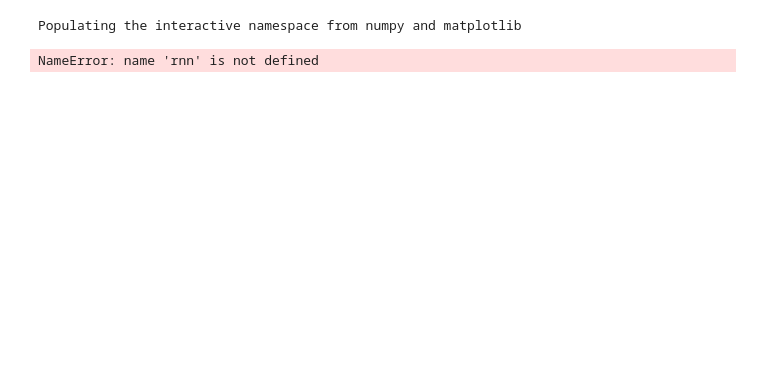
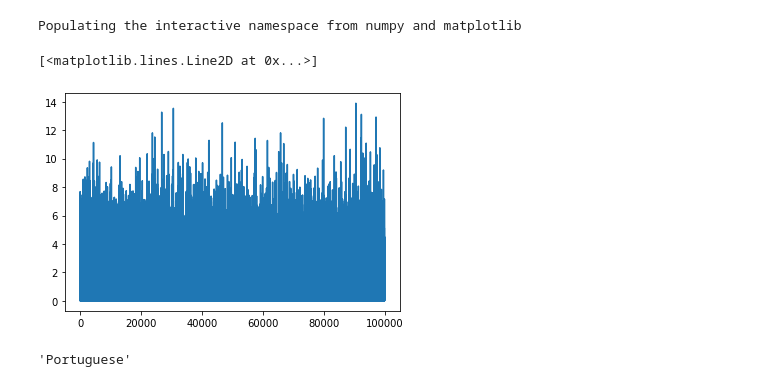
Before and after one commit to BD-98/ai-implementations, a Jupyter notebook: RNN/char_rnn.ipynb, the cells around one changed output. Saved outputs shown, nothing was run; the diff lists cells and outputs as text; code cells hidden in the pictures; blank space fills up the shorter version.

```diff
--- a/RNN/char_rnn.ipynb
+++ b/RNN/char_rnn.ipynb
@@ -49,16 +49,21 @@ def train(categ_tensor, line_tensor):
 # %%
 # Training Loop
 epochs = 100000
 steps = epochs / 10
-
+losses = []
 for i in trange(epochs+1):
     categ, line, categ_tensor, line_tensor = gen_rand_training_example()
     out, loss = train(categ_tensor, line_tensor)
+    losses.append(loss)
 
     if i % steps == 0:
         guess, guess_i = categ_from_out(out)
         correct = "CORRECT" if guess == categ else f"WRONG ({categ})"
         print(f"{loss:.3f} {line} / {guess} {correct}")
+plot(losses)
+# %% [output]
+[<matplotlib.lines.Line2D at 0x...>]
+[figure, added]
 # %%
 def predict(line):
     with torch.no_grad():
@@ -73,4 +78,4 @@ def predict(line):
 inpt = input("Where is this name from?\n")
 predict(inpt)
 # %% [output]
-NameError: name 'rnn' is not defined
+'Portuguese'
```
Also changed, not shown: parts of 1 cell of this notebook, 2 other files.
